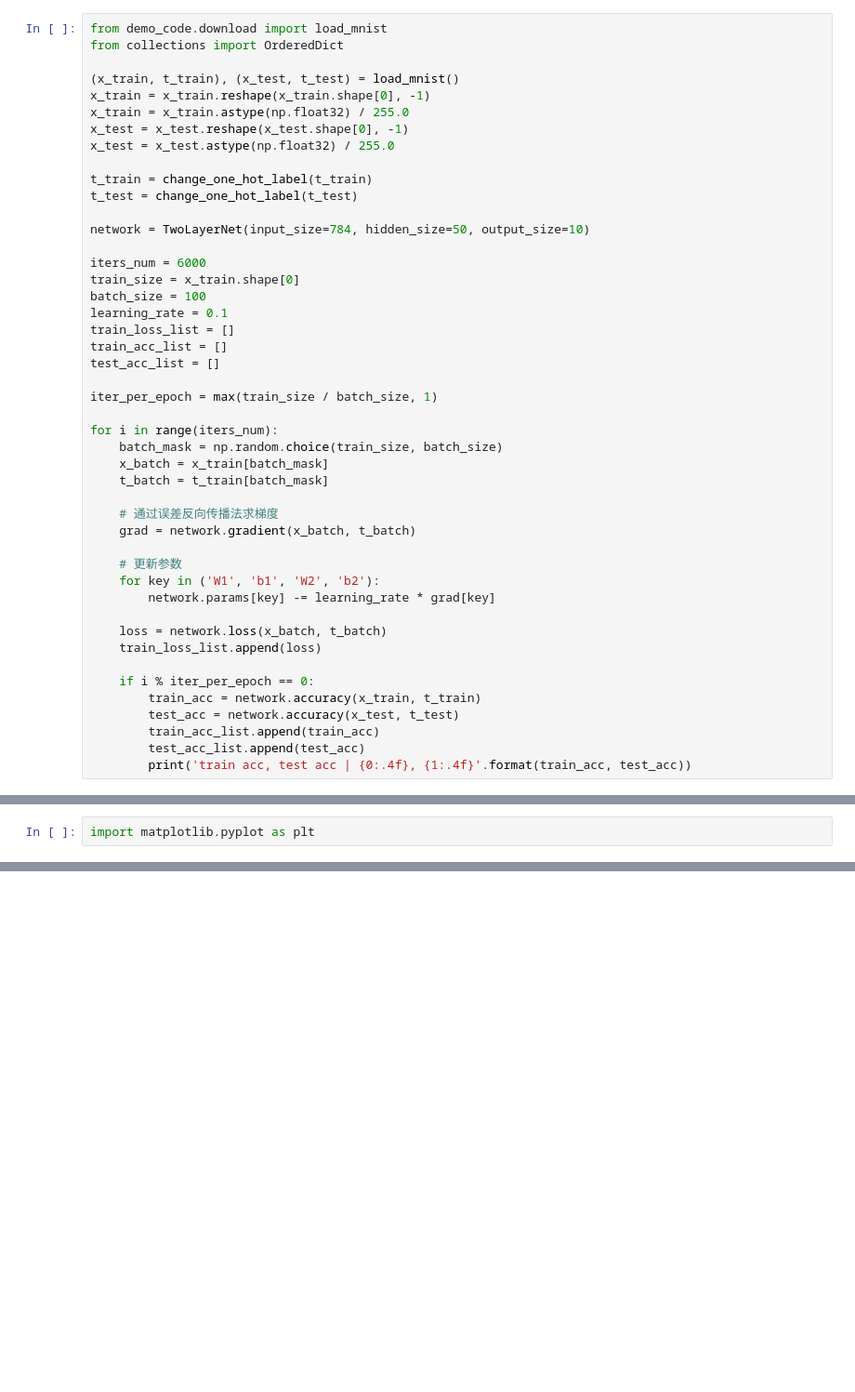
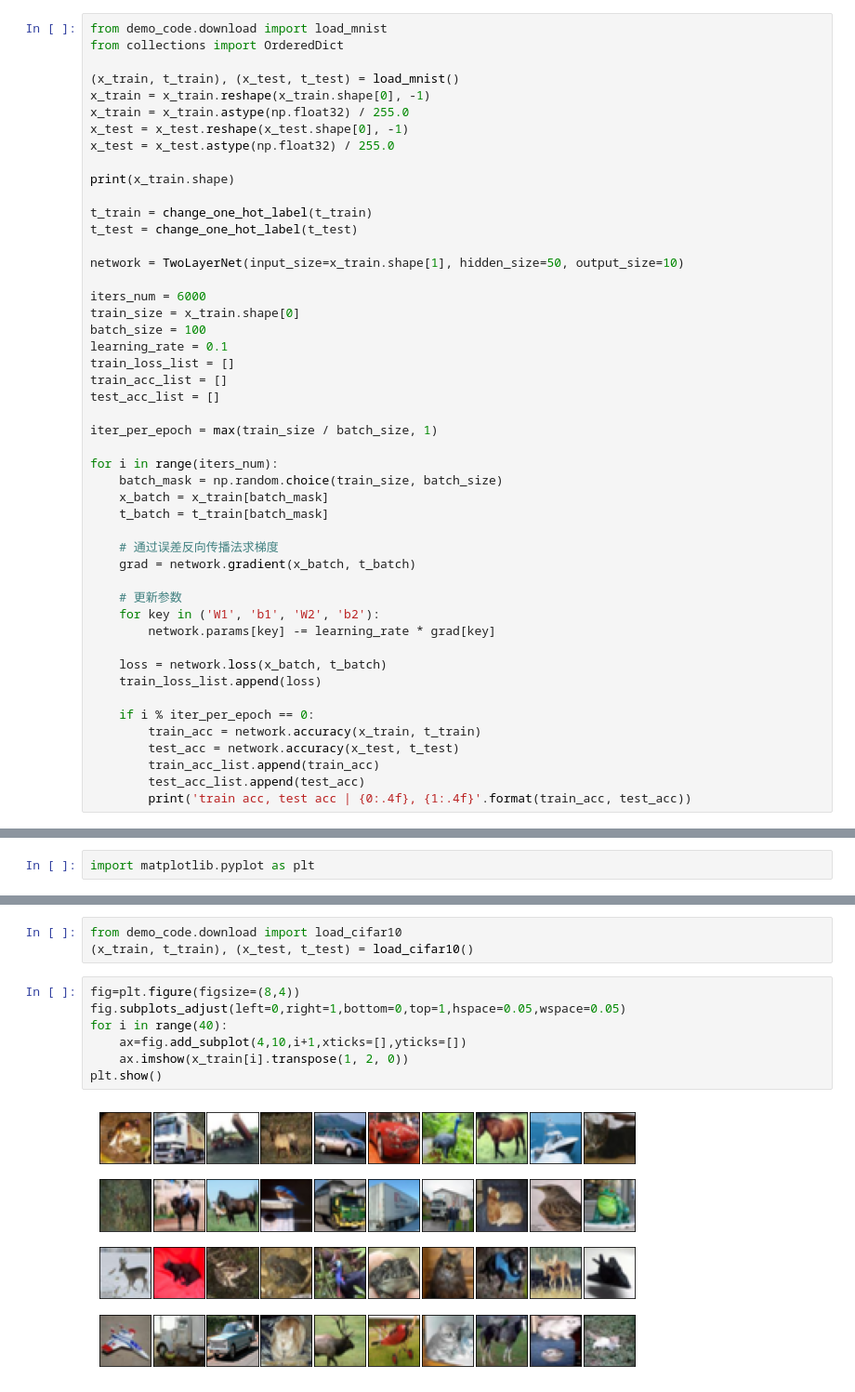
Before and after one commit to advancedprogramming2021/python-deep-learning, a Jupyter notebook: 11.Back_propagation_algorithm.ipynb, the cells around one changed output, grey strips where cells are left out. Shown at 93% size. Drawn from its saved outputs; the diff is of its cells as text; blank space fills up the shorter version.

```diff
--- a/11.Back_propagation_algorithm.ipynb
+++ b/11.Back_propagation_algorithm.ipynb
@@ -628,10 +620,12 @@ x_train = x_train.astype(np.float32) / 255.0
 x_test = x_test.reshape(x_test.shape[0], -1)
 x_test = x_test.astype(np.float32) / 255.0
 
+print(x_train.shape)
+
 t_train = change_one_hot_label(t_train)
 t_test = change_one_hot_label(t_test)
 
-network = TwoLayerNet(input_size=784, hidden_size=50, output_size=10)
+network = TwoLayerNet(input_size=x_train.shape[1], hidden_size=50, output_size=10)
 
 iters_num = 6000
 train_size = x_train.shape[0]
@@ -693,0 +695,12 @@ plt.show()
+# %%
+from demo_code.download import load_cifar10
+(x_train, t_train), (x_test, t_test) = load_cifar10()
+# %%
+fig=plt.figure(figsize=(8,4))
+fig.subplots_adjust(left=0,right=1,bottom=0,top=1,hspace=0.05,wspace=0.05)
+for i in range(40):
+    ax=fig.add_subplot(4,10,i+1,xticks=[],yticks=[])
+    ax.imshow(x_train[i].transpose(1, 2, 0))
+plt.show()
+# %% [output]
+[figure, added]
```
Also changed, not shown: parts of 16 cells of this notebook.
